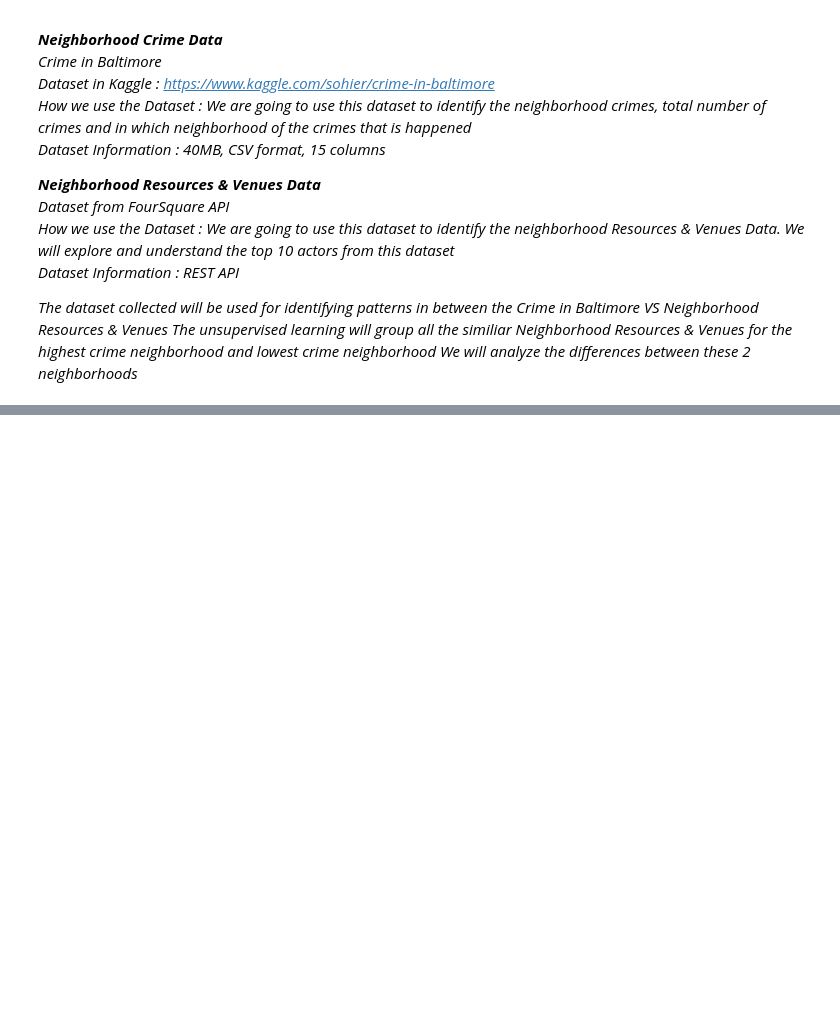
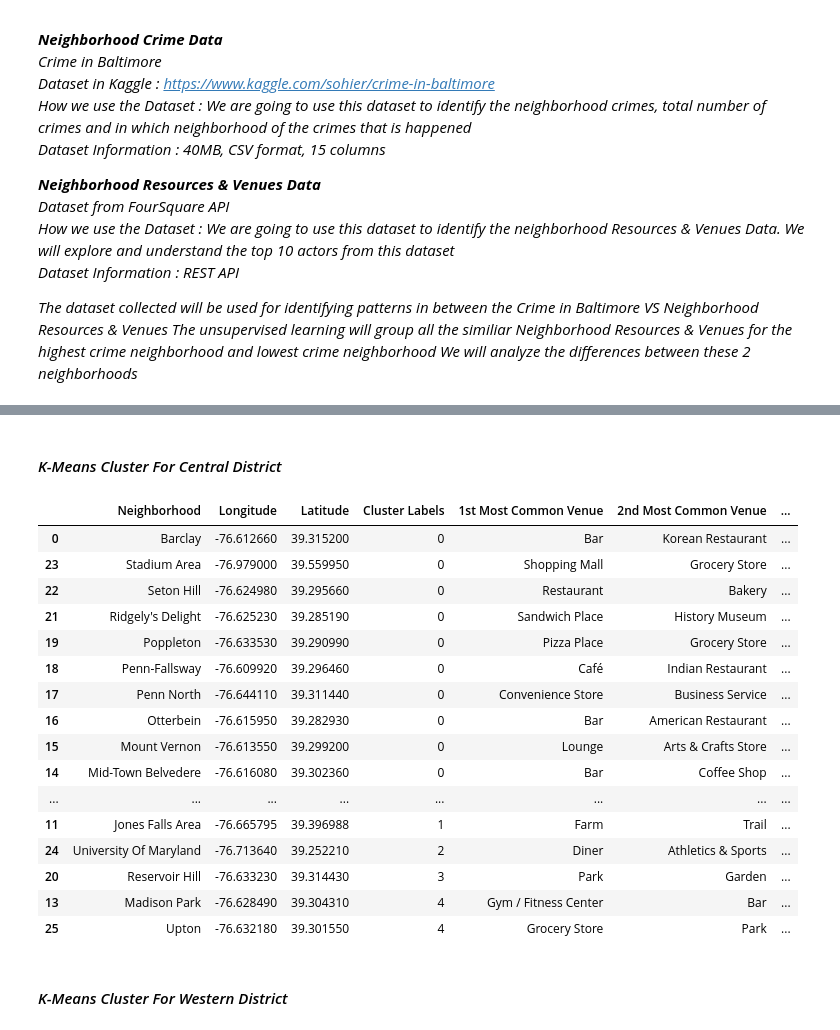
Before and after one commit to Stanley-Chan/Coursera_Capstone, a Jupyter notebook: The Battle of Neighborhoods.ipynb, the cells around one changed output, grey strips where cells are left out. Saved outputs shown, nothing was run; the diff lists cells and outputs as text; code cells hidden in the pictures; blank space fills up the shorter version.

```diff
--- a/The Battle of Neighborhoods.ipynb
+++ b/The Battle of Neighborhoods.ipynb
@@ -50,0 +505,20 @@ We will analyze the differences between these 2 neighborhoods*
+# %%
+num_top_venues = 10
+indicators = ['st', 'nd', 'rd']
+
+# create columns according to number of top venues
+columns = ['Neighborhood']
+for ind in np.arange(num_top_venues):
+    try:
+        columns.append('{}{} Most Common Venue'.format(ind+1, indicators[ind]))
+    except:
+        columns.append('{}th Most Common Venue'.format(ind+1))
+
+# create a new dataframe
+central_topN_Venue_sorted = pd.DataFrame(columns=columns)
+central_topN_Venue_sorted['Neighborhood'] = central_crime_venues_heatmap['Neighborhood']
+
+for ind in np.arange(central_crime_venues_heatmap.shape[0]):
+    central_topN_Venue_sorted.iloc[ind, 1:] = return_most_common_venues(central_crime_venues_heatmap.iloc[ind, :], num_top_venues)
+
+central_topN_Venue_sorted.head()
@@ -50,0 +567,2 @@ We will analyze the differences between these 2 neighborhoods*
+# %% [markdown]
+#### *K-Means Cluster For Central District*
@@ -50,0 +591,22 @@ We will analyze the differences between these 2 neighborhoods*
+# %%
+central_venues_merged.sort_values(by=['Cluster Labels'])
+# %% [output]
+|  | Neighborhood | Longitude | Latitude | Cluster Labels | 1st Most Common Venue | 2nd Most Common Venue | ... |
+| 0 | Barclay | -76.612660 | 39.315200 | 0 | Bar | Korean Restaurant | ... |
+| 23 | Stadium Area | -76.979000 | 39.559950 | 0 | Shopping Mall | Grocery Store | ... |
+| 22 | Seton Hill | -76.624980 | 39.295660 | 0 | Restaurant | Bakery | ... |
+| 21 | Ridgely's Delight | -76.625230 | 39.285190 | 0 | Sandwich Place | History Museum | ... |
+| 19 | Poppleton | -76.633530 | 39.290990 | 0 | Pizza Place | Grocery Store | ... |
+| 18 | Penn-Fallsway | -76.609920 | 39.296460 | 0 | Café | Indian Restaurant | ... |
+| 17 | Penn North | -76.644110 | 39.311440 | 0 | Convenience Store | Business Service | ... |
+| 16 | Otterbein | -76.615950 | 39.282930 | 0 | Bar | American Restaurant | ... |
+| 15 | Mount Vernon | -76.613550 | 39.299200 | 0 | Lounge | Arts & Crafts Store | ... |
+| 14 | Mid-Town Belvedere | -76.616080 | 39.302360 | 0 | Bar | Coffee Shop | ... |
+| ... | ... | ... | ... | ... | ... | ... | ... |
+| 11 | Jones Falls Area | -76.665795 | 39.396988 | 1 | Farm | Trail | ... |
+| 24 | University Of Maryland | -76.713640 | 39.252210 | 2 | Diner | Athletics & Sports | ... |
+| 20 | Reservoir Hill | -76.633230 | 39.314430 | 3 | Park | Garden | ... |
+| 13 | Madison Park | -76.628490 | 39.304310 | 4 | Gym / Fitness Center | Bar | ... |
+| 25 | Upton | -76.632180 | 39.301550 | 4 | Grocery Store | Park | ... |
+# %% [markdown]
+#### *K-Means Cluster For Western District*
```
Also changed, not shown: parts of 56 cells of this notebook.
